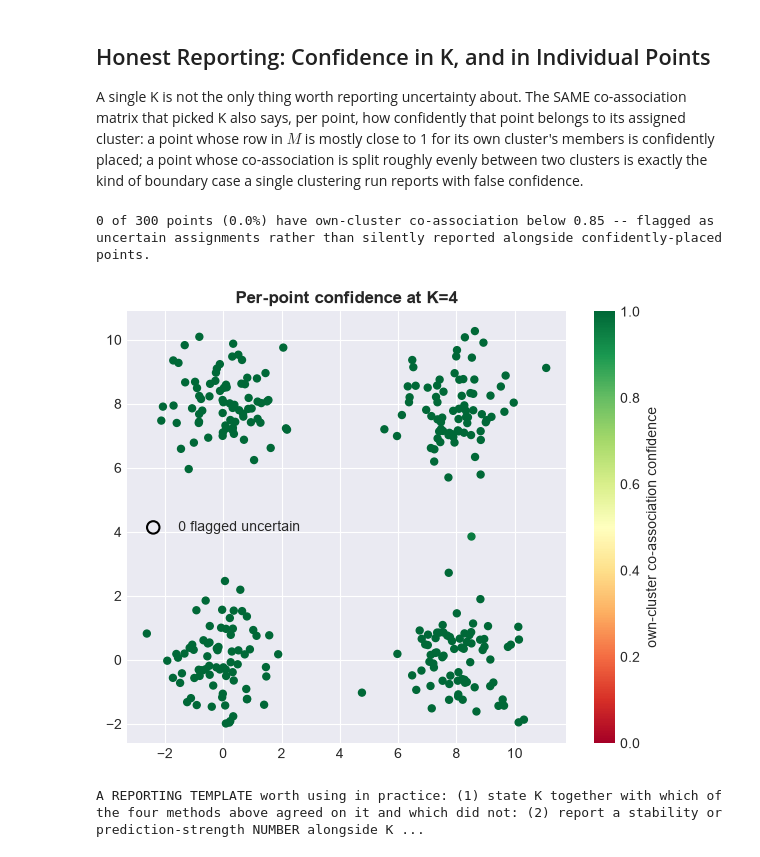
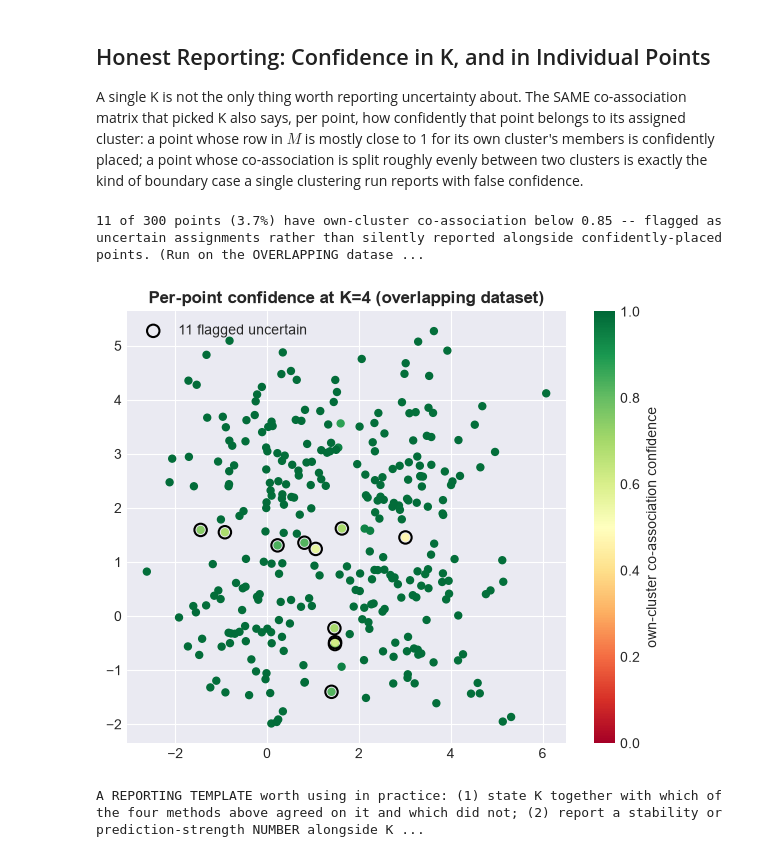
Before and after one commit to powell-clark/unsupervised-learning, a Jupyter notebook: notebooks/27a_clustering_stability_theory.ipynb, the cells around one changed output. Saved outputs shown, nothing was run; the diff lists cells and outputs as text; code cells hidden in the pictures.

```diff
--- a/notebooks/27a_clustering_stability_theory.ipynb
+++ b/notebooks/27a_clustering_stability_theory.ipynb
@@ -471,37 +487,43 @@ row in $M$ is mostly close to 1 for its own cluster's members is confidently pla
 co-association is split roughly evenly between two clusters is exactly the kind of boundary case a single
 clustering run reports with false confidence.
 # %%
-K_report = 4  # the value multiple methods above converged on for the well-separated dataset
-M_report = Ms[K_report]
-km_report = KMeans(n_clusters=K_report, n_init=10, random_state=SEED).fit(X_cons)
+K_report = 4
+# The well-separated dataset (used above for the consensus-CDF validation) flags ZERO points
+# uncertain here -- an honest result, but an empty demo. Building a FRESH consensus matrix on
+# the OVERLAPPING dataset instead actually exercises the "split roughly evenly" case this
+# section exists to show.
+X_report, y_report_true = make_dataset(3)
+M_report = consensus_matrix(X_report, K_report, n_resamples=30)
+km_report = KMeans(n_clusters=K_report, n_init=10, random_state=SEED).fit(X_report)
 
 # Per-point confidence: mean co-association with the OTHER members of its own assigned cluster.
 own_cluster_confidence = np.array([
-    M_report[i, [j for j in range(len(X_cons)) if km_report.labels_[j] == km_report.labels_[i] and j != i]].mean()
-    for i in range(len(X_cons))
+    M_report[i, [j for j in range(len(X_report)) if km_report.labels_[j] == km_report.labels_[i] and j != i]].mean()
+    for i in range(len(X_report))
 ])
 TOL_CONF = 0.15
 uncertain = np.flatnonzero(own_cluster_confidence < (1 - TOL_CONF))
-print(f"{len(uncertain)} of {len(X_cons)} points ({len(uncertain) / len(X_cons):.1%}) have own-cluster "
+print(f"{len(uncertain)} of {len(X_report)} points ({len(uncertain) / len(X_report):.1%}) have own-cluster "
       f"co-association below {1 - TOL_CONF:.2f} -- flagged as uncertain assignments rather than silently "
-      f"reported alongside confidently-placed points.")
+      f"reported alongside confidently-placed points. (Run on the OVERLAPPING dataset deliberately, since "
+      f"the well-separated one above flags none -- an honest but empty demo of this specific capability.)")
 
 fig, ax = plt.subplots(figsize=(6, 5))
-sc = ax.scatter(X_cons[:, 0], X_cons[:, 1], c=own_cluster_confidence, cmap='RdYlGn', vmin=0, vmax=1, s=25)
-ax.scatter(X_cons[uncertain, 0], X_cons[uncertain, 1], facecolors='none', edgecolors='black', s=80,
+sc = ax.scatter(X_report[:, 0], X_report[:, 1], c=own_cluster_confidence, cmap='RdYlGn', vmin=0, vmax=1, s=25)
+ax.scatter(X_report[uncertain, 0], X_report[uncertain, 1], facecolors='none', edgecolors='black', s=80,
            linewidths=1.5, label=f'{len(uncertain)} flagged uncertain')
 plt.colorbar(sc, label='own-cluster co-association confidence')
-ax.legend(); ax.set_title(f'Per-point confidence at K={K_report}', fontsize=12, fontweight='bold')
+ax.legend(); ax.set_title(f'Per-point confidence at K={K_report} (overlapping dataset)', fontsize=12, fontweight='bold')
 plt.tight_layout(); plt.show()
 
 print("\nA REPORTING TEMPLATE worth using in practice: (1) state K together with which of the four methods "
-      "above agreed on it and which did not: (2) report a stability or prediction-strength NUMBER alongside "
+      "above agreed on it and which did not; (2) report a stability or prediction-strength NUMBER alongside "
       "K, not just K itself; (3) name the fraction of points flagged uncertain, not just the cluster count. "
       "'K=4' alone asserts a false precision that none of this lesson's tools would sign off on unqualified.")
 # %% [output]
-0 of 300 points (0.0%) have own-cluster co-association below 0.85 -- flagged as uncertain assignments rather than silently reported alongside confidently-placed points.
+11 of 300 points (3.7%) have own-cluster co-association below 0.85 -- flagged as uncertain assignments rather than silently reported alongside confidently-placed points. (Run on the OVERLAPPING datase ...
-[figure, old version]
+[figure, new version]
-A REPORTING TEMPLATE worth using in practice: (1) state K together with which of the four methods above agreed on it and which did not: (2) report a stability or prediction-strength NUMBER alongside K ...
+A REPORTING TEMPLATE worth using in practice: (1) state K together with which of the four methods above agreed on it and which did not; (2) report a stability or prediction-strength NUMBER alongside K ...
 # %% [markdown]
 <a name="conclusion"></a>
 ## Conclusion
```
Also changed, not shown: parts of 4 cells of this notebook, 1 other file.
